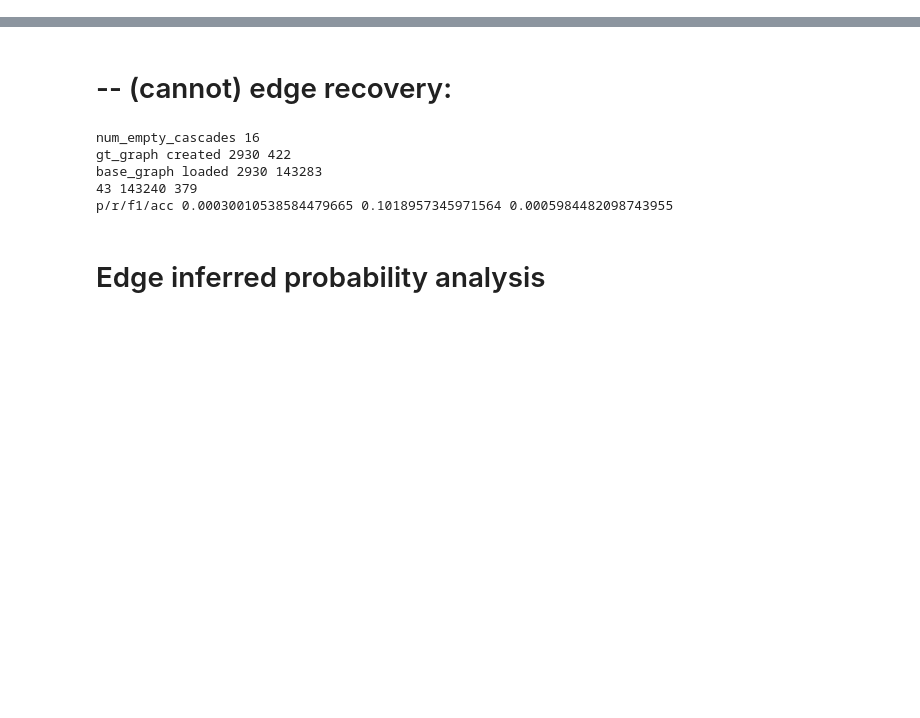
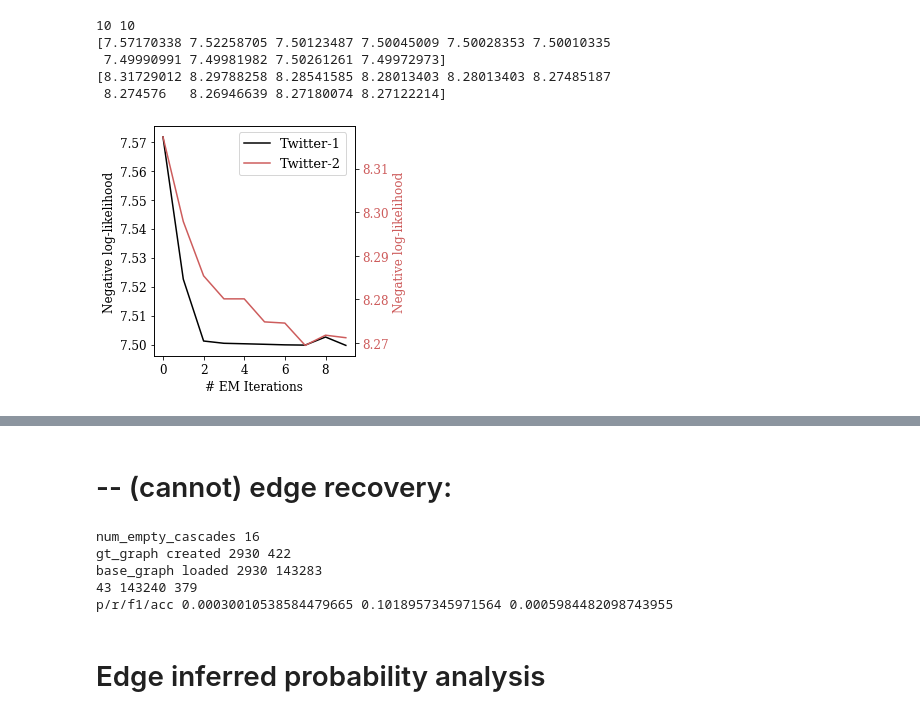
Before and after one commit to ksharmar/mic_code, a Jupyter notebook: notebooks-plots/DeepResults_MIC.ipynb, the cells around one changed output, grey strips where cells are left out. Cells and saved outputs as stored; diff of their text form; code cells hidden in the pictures; blank space fills up the shorter version.

```diff
--- a/notebooks-plots/DeepResults_MIC.ipynb
+++ b/notebooks-plots/DeepResults_MIC.ipynb
@@ -61,0 +82,49 @@ mae, reqd pi, predicted pi =  0.072 [0.5157894736842106, 0.4842105263157895] [0.
+# %%
+ll_kwon = [-840.459075445, -835.007162642302, -832.6370707547246,  -832.5499599703253, -832.5314722578625, -832.5114722578625, -832.49, -832.48, -832.79, -832.47]
+ll_tma = [-7360.801753094542, -7343.626083355731, -7332.593031331076, -7327.918619285924, -7327.918619285924, -7323.243909117424, -7322.999757419077, -7318.4777515839705, -7320.543659072227, -7320.031591679629]
+ll_kwon = -np.array(ll_kwon)/111
+ll_tma = -np.array(ll_tma)/885
+print(len(ll_kwon), len(ll_tma))
+print(ll_kwon)
+print(ll_tma)
+
+def plot_roc_maepi(t1, t2):
+    # fig = plt.figure()
+    fig, ax1 = plt.subplots(figsize=(4.5, 4))
+
+    xpoints = np.arange(len(t1))
+    color = 'black'
+    ax1.set_xlabel('time (s)')
+    ax1.set_ylabel('Negative log-likelihood', color=color)
+    ax1.plot(xpoints, t1, color=color, label='Twitter-1')
+    ax1.tick_params(axis='y', labelcolor=color)
+
+    ax2 = ax1.twinx()  # instantiate a second axes that shares the same x-axis
+
+    color = 'indianred'
+    ax2.set_ylabel('Negative log-likelihood', color=color)  # we already handled the x-label with ax1
+    ax2.plot(xpoints, t2, color=color, label='Twitter-2')
+    ax2.tick_params(axis='y', labelcolor=color)
+
+
+    # ax = fig.add_subplot(1, 1, 1)
+    # ax.plot(np.arange(len(t1)), t1, 'black', label="Twitter-1")
+    # ax.plot(np.arange(len(t2)), t2, 'indianred', label="Twitter-2")
+    # ax.plot(fpr1, tpr1, 'indianred', label="T-2 ({}, {})".format(auc1, mae1))
+    # ax.plot(fpr, fpr, '--', label="random")
+    fig.legend(loc=(0.45, 0.8)) # loc='upper right')
+    ax1.set_xlabel('# EM Iterations')
+    # ax1.set_ylabel('Negative log-likelihood')
+    fig.tight_layout()
+    plt.show()
+
+out = 'all_kwon/kwonA'
+out = 'all_tma/tma_E'
+plot_roc_maepi(ll_kwon, ll_tma)
+# %% [output]
+10 10
+[7.57170338 7.52258705 7.50123487 7.50045009 7.50028353 7.50010335
+ 7.49990991 7.49981982 7.50261261 7.49972973]
+[8.31729012 8.29788258 8.28541585 8.28013403 8.28013403 8.27485187
+ 8.274576   8.26946639 8.27180074 8.27122214]
+[figure, added]
```
Also changed, not shown: parts of 6 cells of this notebook, 10 other files.
